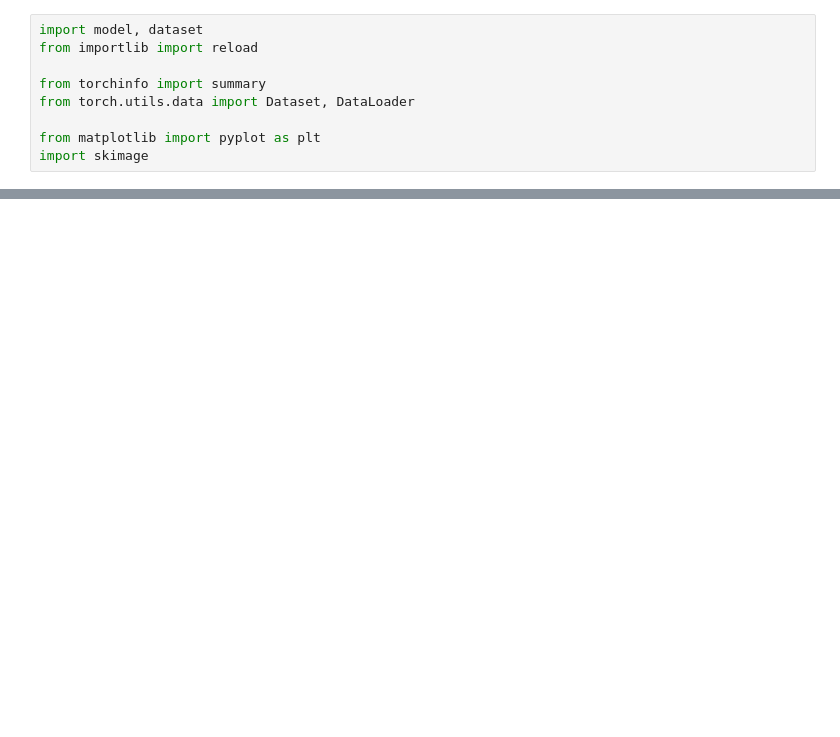
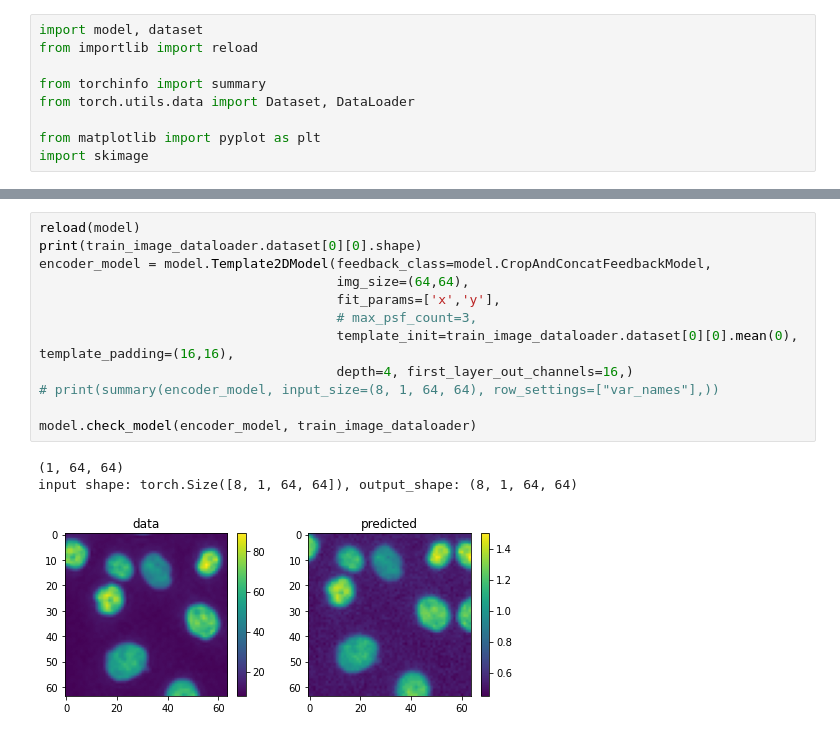
Before and after one commit to kkhchung/smlm-dl, a Jupyter notebook: smlm_dl/model_tests.ipynb, the cells around one changed output, grey strips where cells are left out. Saved outputs shown, nothing was run; the diff lists cells and outputs as text; blank space fills up the shorter version.

```diff
--- a/smlm_dl/model_tests.ipynb
+++ b/smlm_dl/model_tests.ipynb
@@ -326,0 +423,16 @@ input shape: torch.Size([8, 1, 64, 64]), output_shape: (8, 1, 64, 64)
+# %%
+reload(model)
+print(train_image_dataloader.dataset[0][0].shape)
+encoder_model = model.Template2DModel(feedback_class=model.CropAndConcatFeedbackModel,
+                                      img_size=(64,64),
+                                      fit_params=['x','y'],
+                                      # max_psf_count=3,
+                                      template_init=train_image_dataloader.dataset[0][0].mean(0), template_padding=(16,16),
+                                      depth=4, first_layer_out_channels=16,)
+# print(summary(encoder_model, input_size=(8, 1, 64, 64), row_settings=["var_names"],))
+
+model.check_model(encoder_model, train_image_dataloader)
+# %% [output]
+(1, 64, 64)
+input shape: torch.Size([8, 1, 64, 64]), output_shape: (8, 1, 64, 64)
+[figure, added]
```
Also changed, not shown: parts of 16 cells of this notebook, 1 other file.
